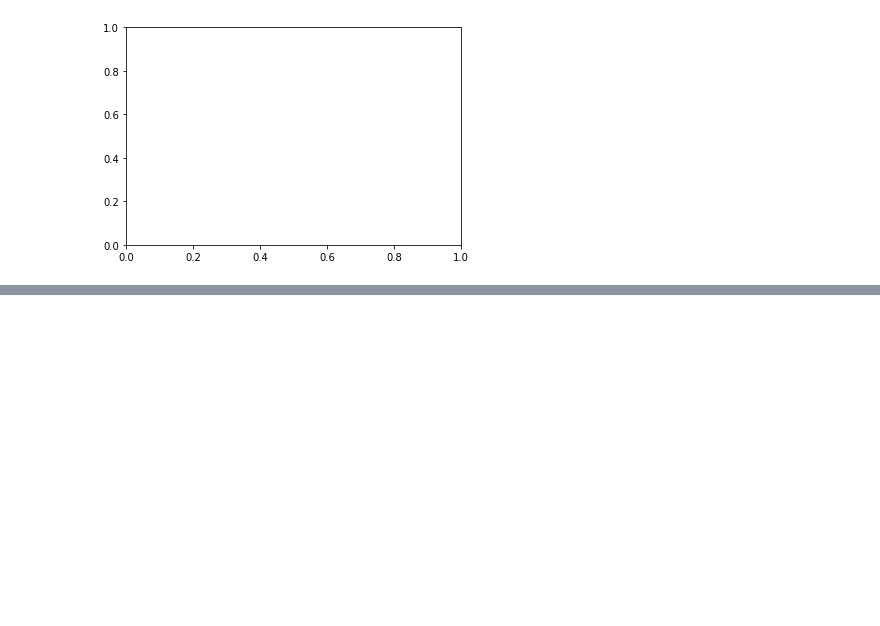
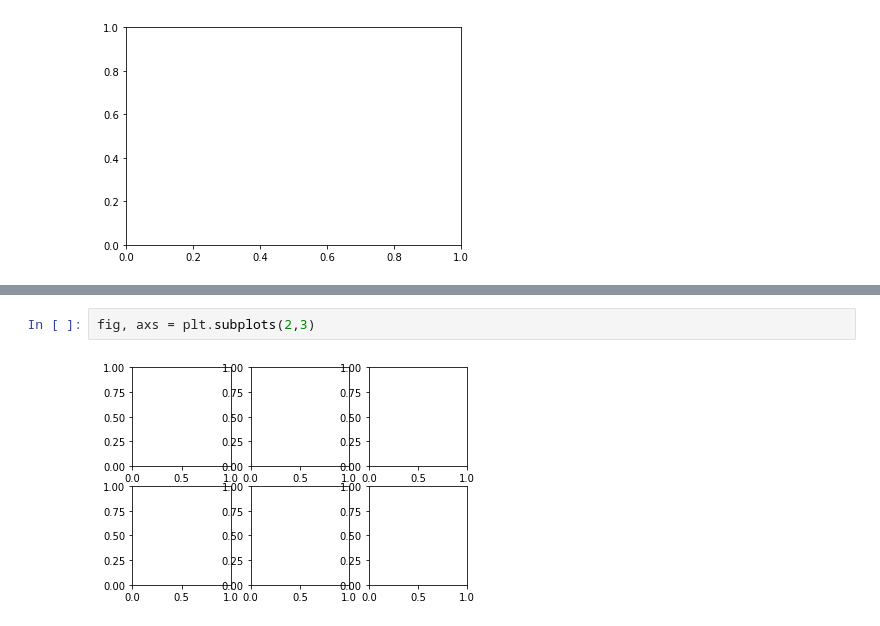
Before and after one commit to ulrikSebastienR/Colab-python-diaries, a Jupyter notebook: bb_matplotlib.ipynb, the cells around one changed output, grey strips where cells are left out. Drawn from its saved outputs; the diff is of its cells as text; blank space fills up the shorter version.

```diff
--- a/bb_matplotlib.ipynb
+++ b/bb_matplotlib.ipynb
@@ -41,0 +62,4 @@ fig,ax = plt.subplots()
+# %%
+fig, axs = plt.subplots(2,3)
+# %% [output]
+[figure, added]
```
Also changed, not shown: parts of 13 cells of this notebook.
